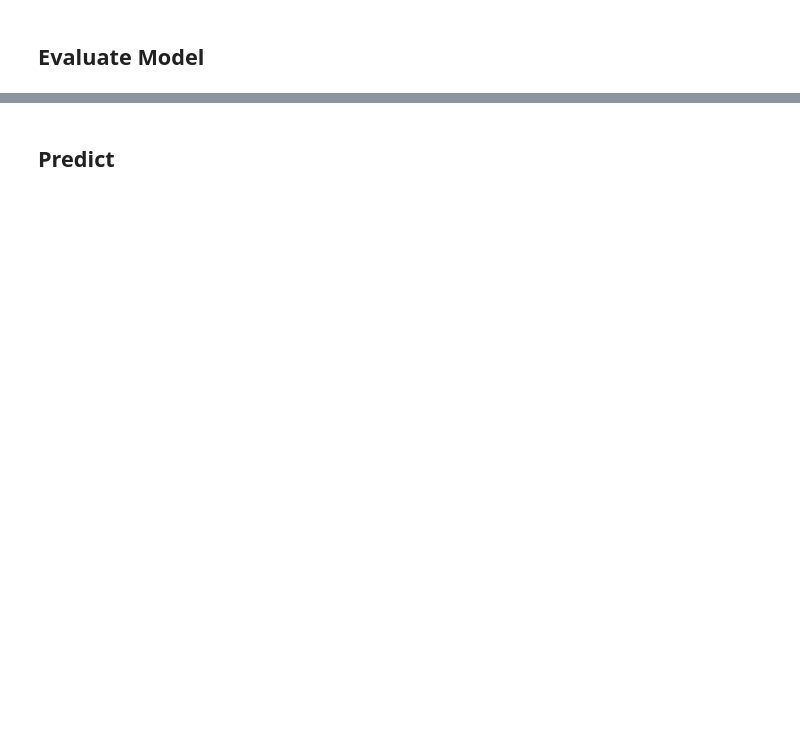
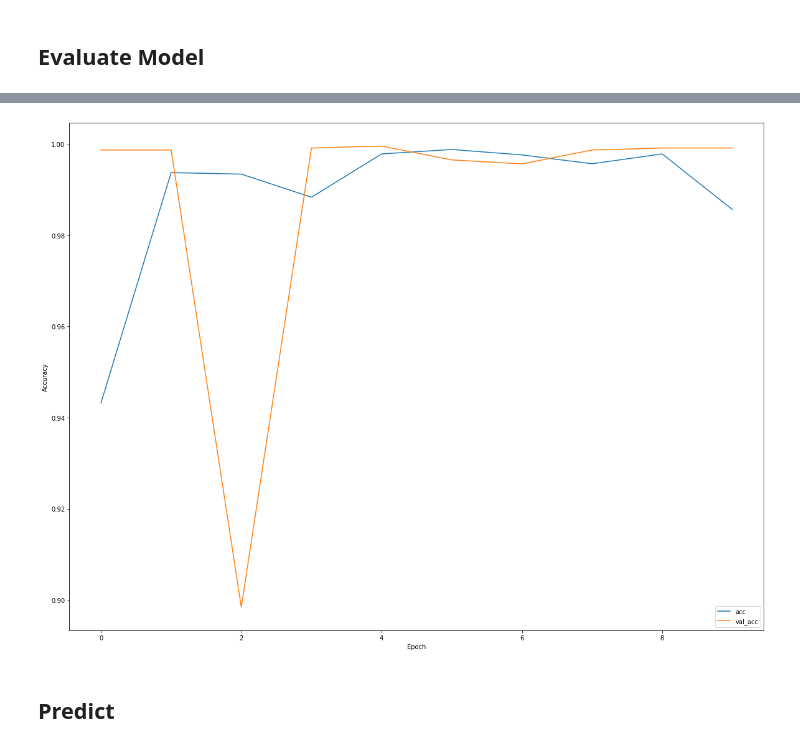
Before and after one commit to krogerpa/oveject_detection, a Jupyter notebook: CNN_tom.ipynb, the cells around one changed output, grey strips where cells are left out. Drawn from its saved outputs; the diff is of its cells as text; code cells hidden in the pictures; blank space fills up the shorter version.

```diff
--- a/CNN_tom.ipynb
+++ b/CNN_tom.ipynb
@@ -58,6 +58,8 @@ FORCE = False #@param {type:"boolean"}
 VALIDATION_SPLIT = 0.2 #@param {type:"number"}
 
 IMAGE_FOLDER_NAME = "robot_ball_dataset" #@param {type:"string"}
+
+TEST_FOLDER_NAME = "test"
 
 DIMEN = 240 #@param {type:"integer"}
 
@@ -138,6 +136,14 @@ validation_generator = train_datagen.flow_from_directory(
     class_mode = 'binary',
     subset = 'validation'
 )
+
+print("test dataset:")
+test_generator = train_datagen.flow_from_directory(
+    TEST_FOLDER_NAME,
+    target_size = (DIMEN, DIMEN),
+    batch_size = BATCH_SIZE,
+    class_mode = 'binary',
+)
 # %% [output]
 train dataset:
 Found 9332 images belonging to 2 classes.
@@ -212,10 +234,10 @@ initial_time = time.time()
 
 history = model.fit_generator(
     train_generator,
-    #steps_per_epoch = train_generator.samples // BATCH_SIZE,
+    steps_per_epoch = train_generator.samples // BATCH_SIZE,
     epochs = EPOCHS,
     validation_data = validation_generator,
-    #validation_steps = validation_generator.samples // BATCH_SIZE,
+    validation_steps = validation_generator.samples // BATCH_SIZE,
 )
 
 final_time = time.time()
@@ -224,7 +246,6 @@ time_unit = 'seconds'
 if eta >= 60:
     eta = eta / 60
     time_unit = 'minutes'
-model.summary()
 print('Elapsed time acquired for {} epoch(s) -> {} {}'.format(EPOCHS, eta, time_unit))
 
 model_path = os.path.join(MODEL_PATH, 'model-{}.h5'.format(datetime.fromtimestamp(final_time).strftime("%Y-%m-%d_%H-%M")))
@@ -250,12 +271,17 @@ Elapsed time acquired for 10 epoch(s) -> 5.584949779510498 minutes
 # %% [markdown]
 ## Evaluate Model
 # %%
-plt.plot(history.history['accuracy'], label='accuracy')
-plt.plot(history.history['val_accuracy'], label = 'val_accuracy')
+plt.figure(figsize=(20, 15))
+plt.plot(history.history['acc'], label='acc')
+#plt.plot(history.history['loss'], label='loss')
+plt.plot(history.history['val_acc'], label = 'val_acc')
+#plt.plot(history.history['val_loss'], label='val_loss')
+
 plt.xlabel('Epoch')
 plt.ylabel('Accuracy')
-plt.ylim([0.5, 1])
+#plt.ylim([0.9, 1.1])
 plt.legend(loc='lower right')
 
-test_loss, test_acc = model.evaluate(test_images,  test_labels, verbose=2)
+test_loss, test_acc = model.evaluate_generator(test_generator, verbose=2)
+print('test_acc: {}'.format(test_acc))
 # %% [output]
@@ -263,2 +290,3 @@ KeyError: ignored
+[figure, added]
 # %% [markdown]
 ## Predict
```
Also changed, not shown: parts of 8 cells of this notebook.
